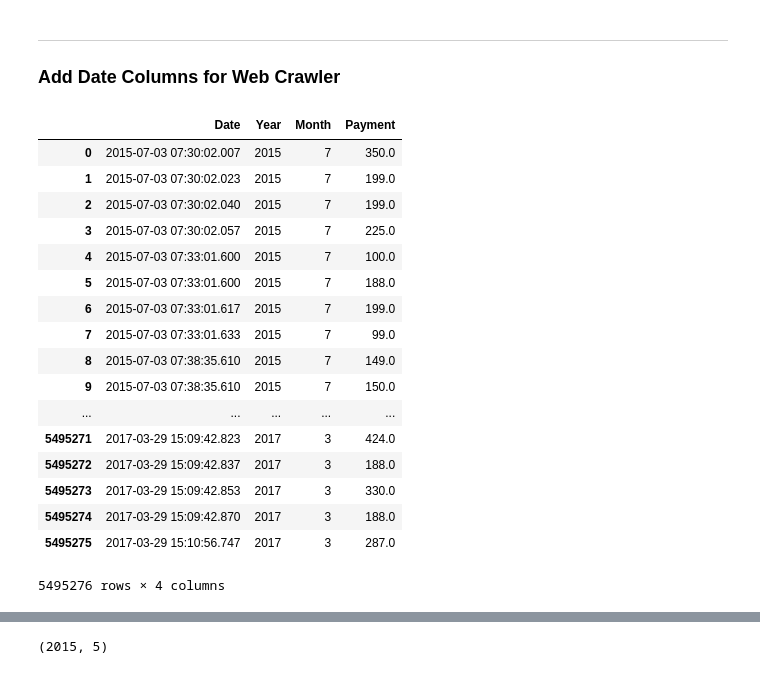
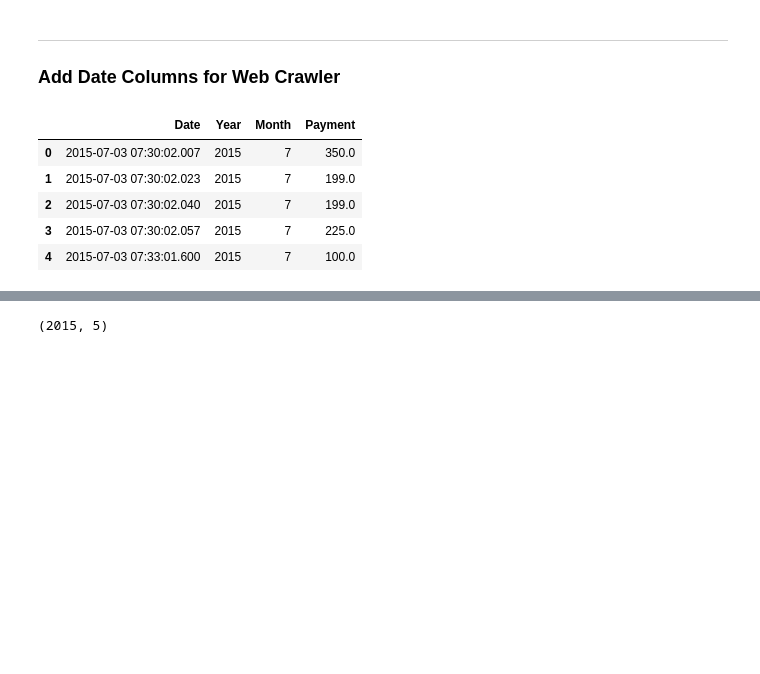
Before and after one commit to snowflakedong/107-1_Python_Project, a Jupyter notebook: Week_2/Homework.ipynb, the cells around one changed output, grey strips where cells are left out. Drawn from its saved outputs; the diff is of its cells as text; code cells hidden in the pictures; blank space fills up the shorter version.

```diff
--- a/Week_2/Homework.ipynb
+++ b/Week_2/Homework.ipynb
@@ -55,25 +55,13 @@ data.head()
 # %%
 data.insert(1, 'Year', pd.DatetimeIndex(data['Date']).year.astype('int'))
 data.insert(2, 'Month', pd.DatetimeIndex(data['Date']).month.astype('int'))
-data
+data.head()
 # %% [output]
 |  | Date | Year | Month | Payment |
 | 0 | 2015-07-03 07:30:02.007 | 2015 | 7 | 350.0 |
 | 1 | 2015-07-03 07:30:02.023 | 2015 | 7 | 199.0 |
 | 2 | 2015-07-03 07:30:02.040 | 2015 | 7 | 199.0 |
 | 3 | 2015-07-03 07:30:02.057 | 2015 | 7 | 225.0 |
 | 4 | 2015-07-03 07:33:01.600 | 2015 | 7 | 100.0 |
-| 5 | 2015-07-03 07:33:01.600 | 2015 | 7 | 188.0 |
-| 6 | 2015-07-03 07:33:01.617 | 2015 | 7 | 199.0 |
-| 7 | 2015-07-03 07:33:01.633 | 2015 | 7 | 99.0 |
-| 8 | 2015-07-03 07:38:35.610 | 2015 | 7 | 149.0 |
-| 9 | 2015-07-03 07:38:35.610 | 2015 | 7 | 150.0 |
-| ... | ... | ... | ... | ... |
-| 5495271 | 2017-03-29 15:09:42.823 | 2017 | 3 | 424.0 |
-| 5495272 | 2017-03-29 15:09:42.837 | 2017 | 3 | 188.0 |
-| 5495273 | 2017-03-29 15:09:42.853 | 2017 | 3 | 330.0 |
-| 5495274 | 2017-03-29 15:09:42.870 | 2017 | 3 | 188.0 |
-| 5495275 | 2017-03-29 15:10:56.747 | 2017 | 3 | 287.0 |
-5495276 rows × 4 columns
 # %%
 group = data.groupby(['Year', 'Month']).sum()
```
Also changed, not shown: parts of 4 cells of this notebook.
